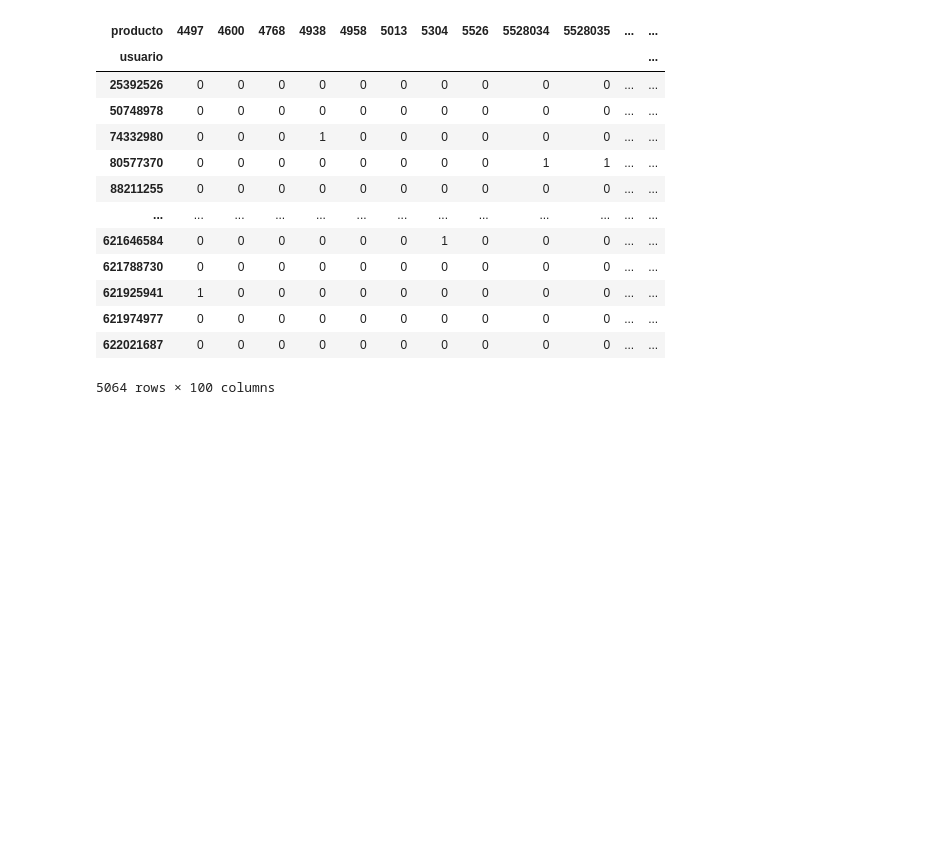
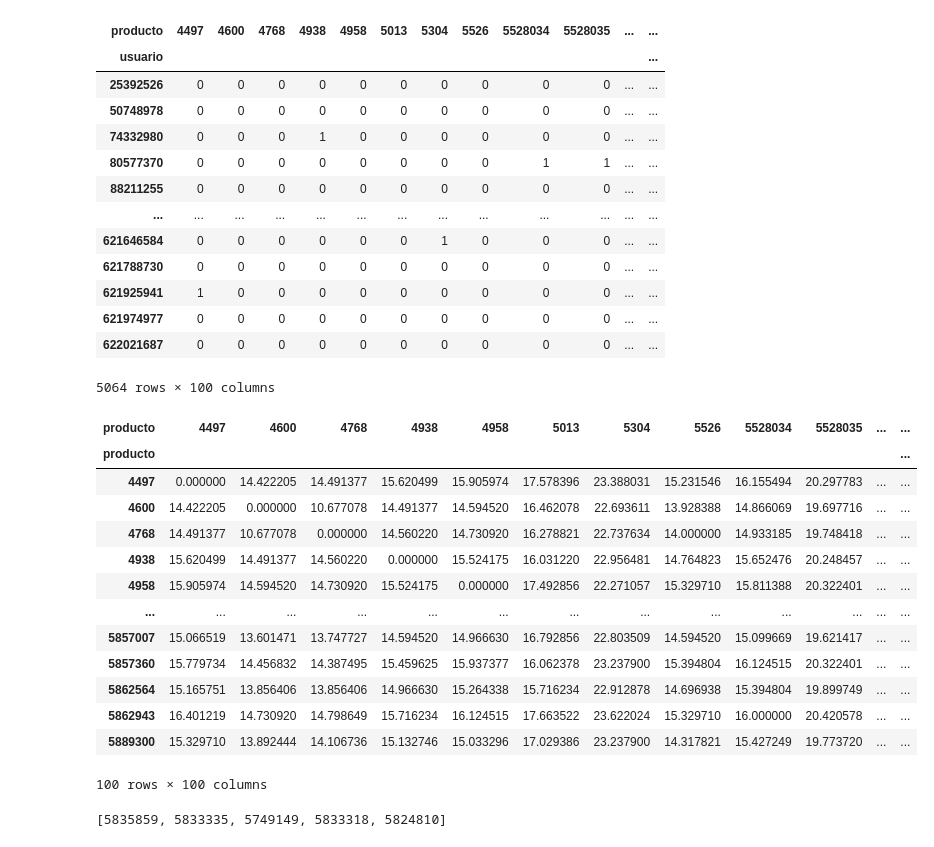
Before and after one commit to PabloHVega/ECommerce, a Jupyter notebook: notebooks/03_Recomendador.ipynb, the cells around one changed output. Saved outputs shown, nothing was run; the diff lists cells and outputs as text; code cells hidden in the pictures; blank space fills up the shorter version.

```diff
--- a/notebooks/03_Recomendador.ipynb
+++ b/notebooks/03_Recomendador.ipynb
@@ -87,0 +103,19 @@ matriz_usuario_item
+# %%
+# Carga similaridad_item_df desde pickle desde datos/procesados
+similaridad_item_df = pd.read_pickle(Path("../datos/procesados/similaridad_item.pickle"))
+similaridad_item_df
+# %% [output]
+| producto | 4497 | 4600 | 4768 | 4938 | 4958 | 5013 | 5304 | 5526 | 5528034 | 5528035 | ... | ... |
+| producto |  |  |  |  |  |  |  |  |  |  |  | ... |
+| 4497 | 0.000000 | 14.422205 | 14.491377 | 15.620499 | 15.905974 | 17.578396 | 23.388031 | 15.231546 | 16.155494 | 20.297783 | ... | ... |
+| 4600 | 14.422205 | 0.000000 | 10.677078 | 14.491377 | 14.594520 | 16.462078 | 22.693611 | 13.928388 | 14.866069 | 19.697716 | ... | ... |
+| 4768 | 14.491377 | 10.677078 | 0.000000 | 14.560220 | 14.730920 | 16.278821 | 22.737634 | 14.000000 | 14.933185 | 19.748418 | ... | ... |
+| 4938 | 15.620499 | 14.491377 | 14.560220 | 0.000000 | 15.524175 | 16.031220 | 22.956481 | 14.764823 | 15.652476 | 20.248457 | ... | ... |
+| 4958 | 15.905974 | 14.594520 | 14.730920 | 15.524175 | 0.000000 | 17.492856 | 22.271057 | 15.329710 | 15.811388 | 20.322401 | ... | ... |
+| ... | ... | ... | ... | ... | ... | ... | ... | ... | ... | ... | ... | ... |
+| 5857007 | 15.066519 | 13.601471 | 13.747727 | 14.594520 | 14.966630 | 16.792856 | 22.803509 | 14.594520 | 15.099669 | 19.621417 | ... | ... |
+| 5857360 | 15.779734 | 14.456832 | 14.387495 | 15.459625 | 15.937377 | 16.062378 | 23.237900 | 15.394804 | 16.124515 | 20.322401 | ... | ... |
+| 5862564 | 15.165751 | 13.856406 | 13.856406 | 14.966630 | 15.264338 | 15.716234 | 22.912878 | 14.696938 | 15.394804 | 19.899749 | ... | ... |
+| 5862943 | 16.401219 | 14.730920 | 14.798649 | 15.716234 | 16.124515 | 17.663522 | 23.622024 | 15.329710 | 16.000000 | 20.420578 | ... | ... |
+| 5889300 | 15.329710 | 13.892444 | 14.106736 | 15.132746 | 15.033296 | 17.029386 | 23.237900 | 14.317821 | 15.427249 | 19.773720 | ... | ... |
+100 rows × 100 columns
@@ -87,0 +136,4 @@ matriz_usuario_item
+# %%
+recomendar_productos([5815662,5649219,5622687])
+# %% [output]
+[5835859, 5833335, 5749149, 5833318, 5824810]
```
Also changed, not shown: parts of 3 cells of this notebook.
